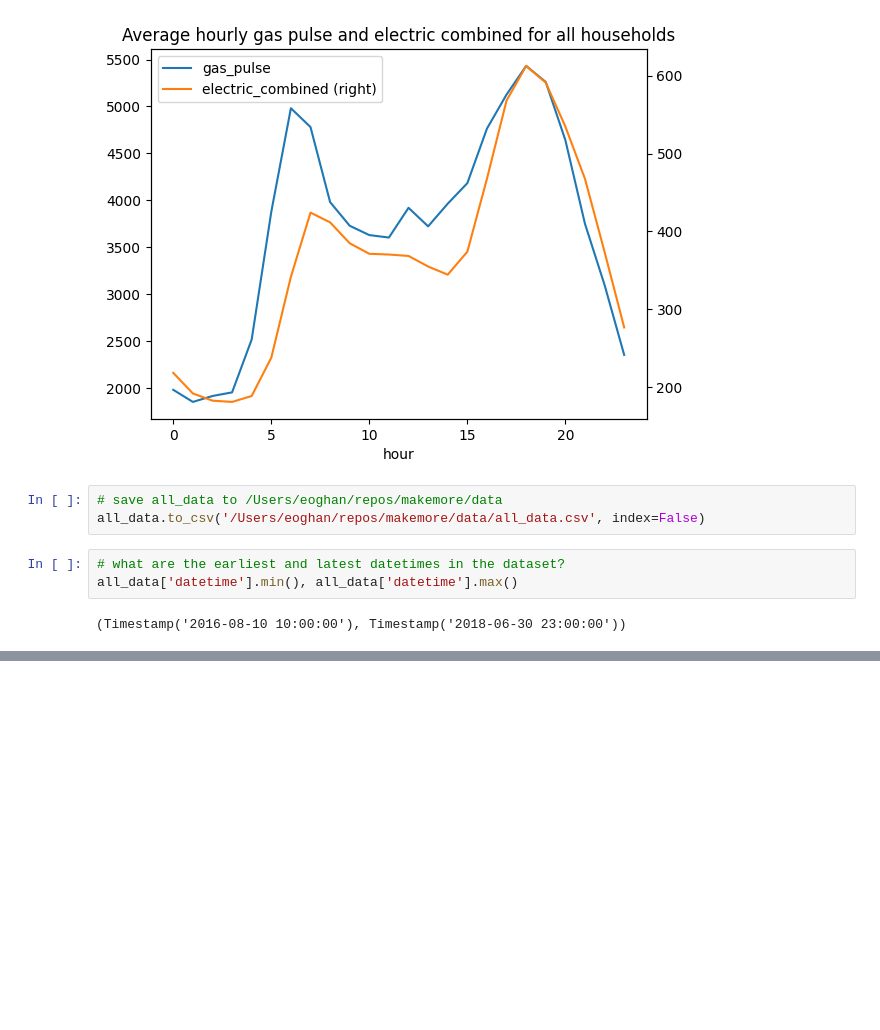
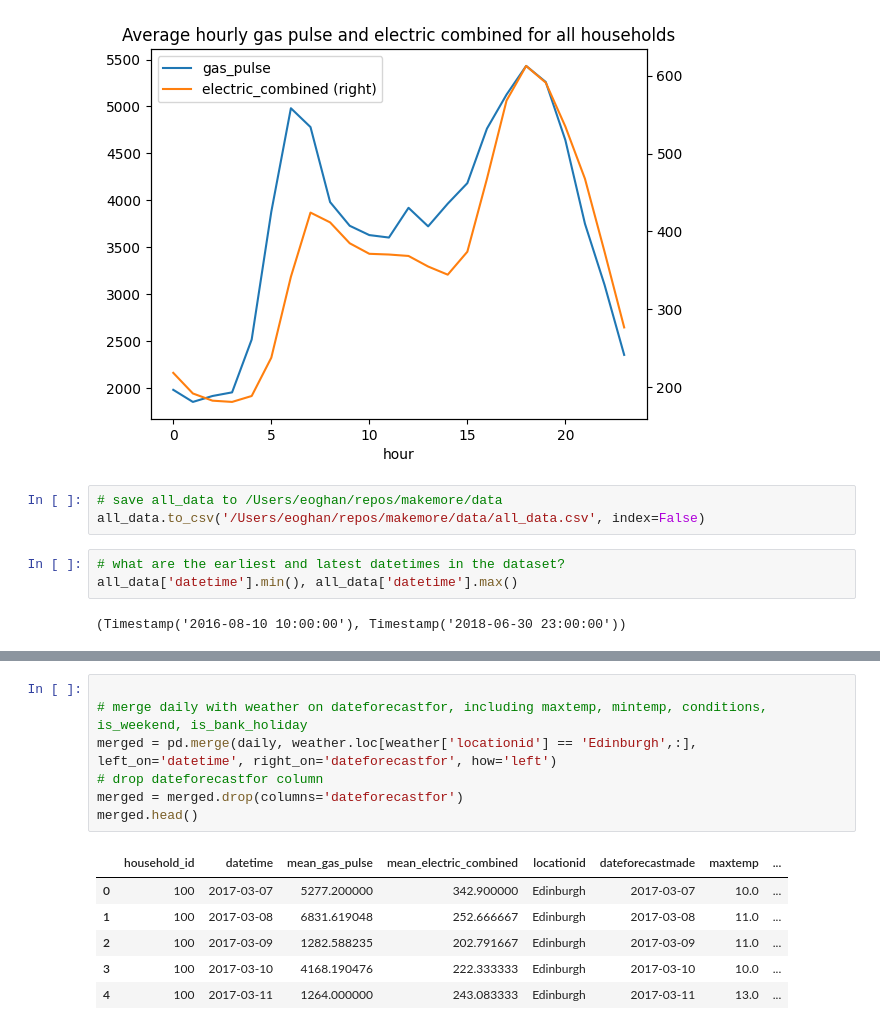
Before and after one commit to eoghanjmckenna/makemore, a Jupyter notebook: notebooks/household_energy_demand_preprocessing.ipynb, the cells around one changed output, grey strips where cells are left out. Saved outputs shown, nothing was run; the diff lists cells and outputs as text; blank space fills up the shorter version.

```diff
--- a/notebooks/household_energy_demand_preprocessing.ipynb
+++ b/notebooks/household_energy_demand_preprocessing.ipynb
@@ -108,0 +167,14 @@ all_data['datetime'].min(), all_data['datetime'].max()
+# %%
+
+# merge daily with weather on dateforecastfor, including maxtemp, mintemp, conditions, is_weekend, is_bank_holiday
+merged = pd.merge(daily, weather.loc[weather['locationid'] == 'Edinburgh',:], left_on='datetime', right_on='dateforecastfor', how='left')
+# drop dateforecastfor column
+merged = merged.drop(columns='dateforecastfor')
+merged.head()
+# %% [output]
+|  | household_id | datetime | mean_gas_pulse | mean_electric_combined | locationid | dateforecastmade | maxtemp | ... |
+| 0 | 100 | 2017-03-07 | 5277.200000 | 342.900000 | Edinburgh | 2017-03-07 | 10.0 | ... |
+| 1 | 100 | 2017-03-08 | 6831.619048 | 252.666667 | Edinburgh | 2017-03-08 | 11.0 | ... |
+| 2 | 100 | 2017-03-09 | 1282.588235 | 202.791667 | Edinburgh | 2017-03-09 | 11.0 | ... |
+| 3 | 100 | 2017-03-10 | 4168.190476 | 222.333333 | Edinburgh | 2017-03-10 | 10.0 | ... |
+| 4 | 100 | 2017-03-11 | 1264.000000 | 243.083333 | Edinburgh | 2017-03-11 | 13.0 | ... |
```
Also changed, not shown: parts of 9 cells of this notebook.
